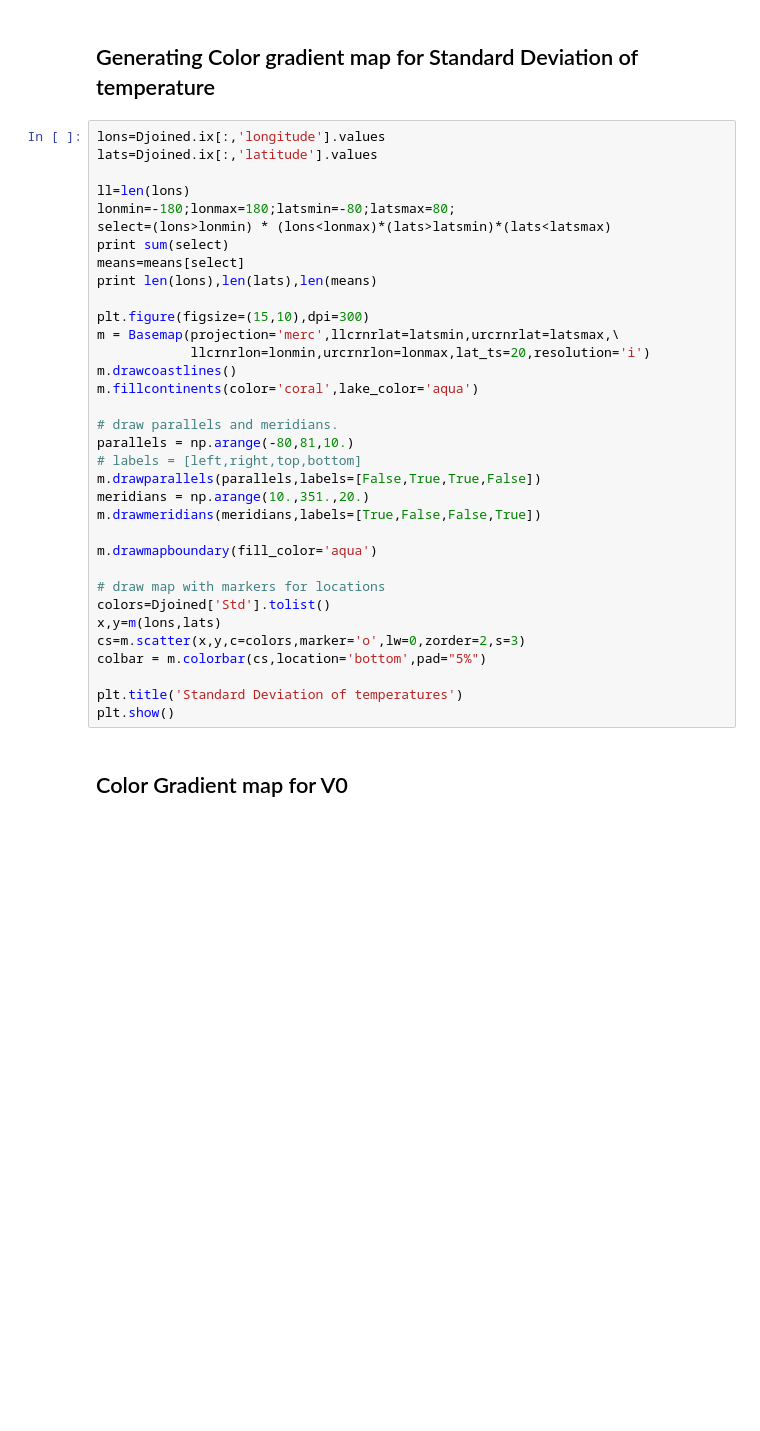
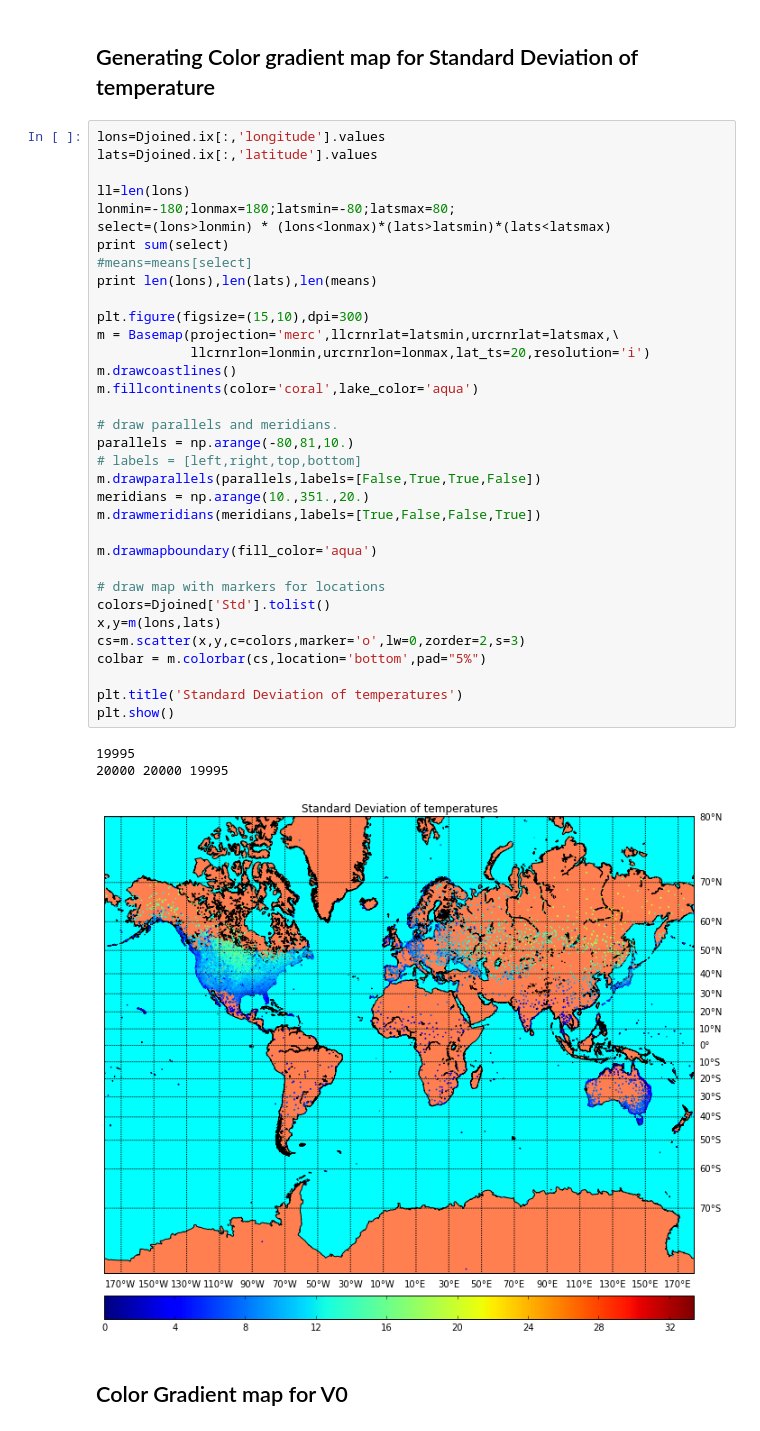
Before and after one commit to suvir/UCSD_BigData, a Jupyter notebook: notebooks/weather/Weather Analysis.ipynb, the cells around one changed output. Drawn from its saved outputs; the diff is of its cells as text; blank space fills up the shorter version.

```diff
--- a/notebooks/weather/Weather Analysis.ipynb
+++ b/notebooks/weather/Weather Analysis.ipynb
@@ -730,34 +819,38 @@ lats=Djoined.ix[:,'latitude'].values
 
 ll=len(lons)
 lonmin=-180;lonmax=180;latsmin=-80;latsmax=80;
 select=(lons>lonmin) * (lons<lonmax)*(lats>latsmin)*(lats<latsmax)
 print sum(select)
-means=means[select]
+#means=means[select]
 print len(lons),len(lats),len(means)
 
 plt.figure(figsize=(15,10),dpi=300)
 m = Basemap(projection='merc',llcrnrlat=latsmin,urcrnrlat=latsmax,\
             llcrnrlon=lonmin,urcrnrlon=lonmax,lat_ts=20,resolution='i')
 m.drawcoastlines()
 m.fillcontinents(color='coral',lake_color='aqua')
 
 # draw parallels and meridians.
 parallels = np.arange(-80,81,10.)
 # labels = [left,right,top,bottom]
 m.drawparallels(parallels,labels=[False,True,True,False])
 meridians = np.arange(10.,351.,20.)
 m.drawmeridians(meridians,labels=[True,False,False,True])
 
 m.drawmapboundary(fill_color='aqua')
 
 # draw map with markers for locations
 colors=Djoined['Std'].tolist()
 x,y=m(lons,lats)
 cs=m.scatter(x,y,c=colors,marker='o',lw=0,zorder=2,s=3)
 colbar = m.colorbar(cs,location='bottom',pad="5%")
 
 plt.title('Standard Deviation of temperatures')
 plt.show()
+# %% [output]
+19995
+20000 20000 19995
+[figure, added]
 # %% [markdown]
 ## Color Gradient map for V0
 # %%
```
Also changed, not shown: parts of 13 cells of this notebook.
